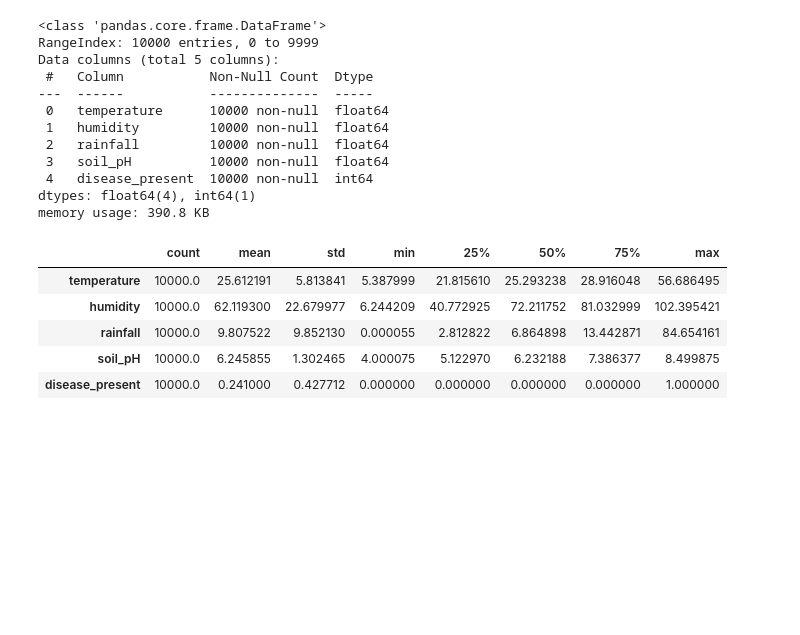
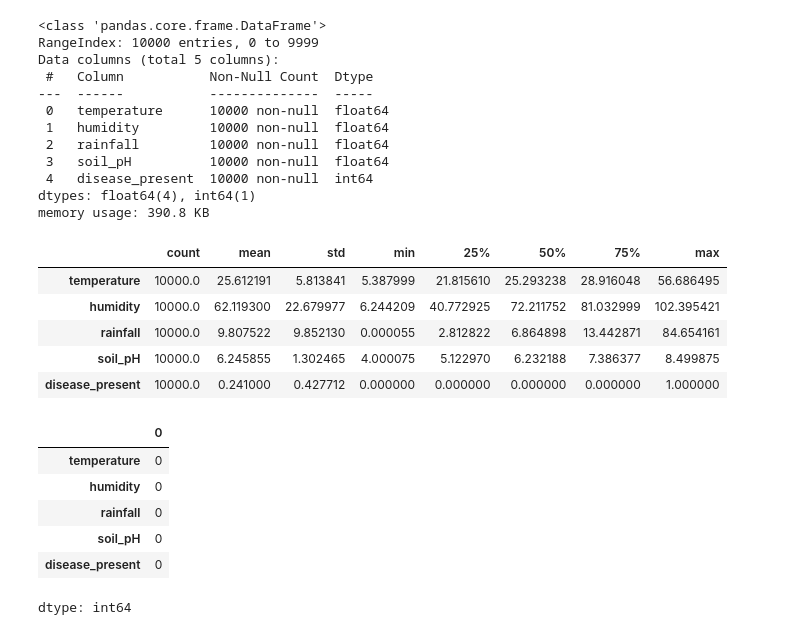
Before and after one commit to rizz045/Identifying_Presense_Of_Disease_In_Plants, a Jupyter notebook: Identifying_Presense_Of_Disease_In_Plants.ipynb, the cells around one changed output. Cells and saved outputs as stored; diff of their text form; code cells hidden in the pictures; blank space fills up the shorter version.

```diff
--- a/Identifying_Presense_Of_Disease_In_Plants.ipynb
+++ b/Identifying_Presense_Of_Disease_In_Plants.ipynb
@@ -61,3 +61,13 @@ data.describe().T
 | rainfall | 10000.0 | 9.807522 | 9.852130 | 0.000055 | 2.812822 | 6.864898 | 13.442871 | 84.654161 |
 | soil_pH | 10000.0 | 6.245855 | 1.302465 | 4.000075 | 5.122970 | 6.232188 | 7.386377 | 8.499875 |
 | disease_present | 10000.0 | 0.241000 | 0.427712 | 0.000000 | 0.000000 | 0.000000 | 0.000000 | 1.000000 |
+# %%
+data.isnull().sum()
+# %% [output]
+|  | 0 |
+| temperature | 0 |
+| humidity | 0 |
+| rainfall | 0 |
+| soil_pH | 0 |
+| disease_present | 0 |
+dtype: int64
```
Also changed, not shown: parts of 2 cells of this notebook.
